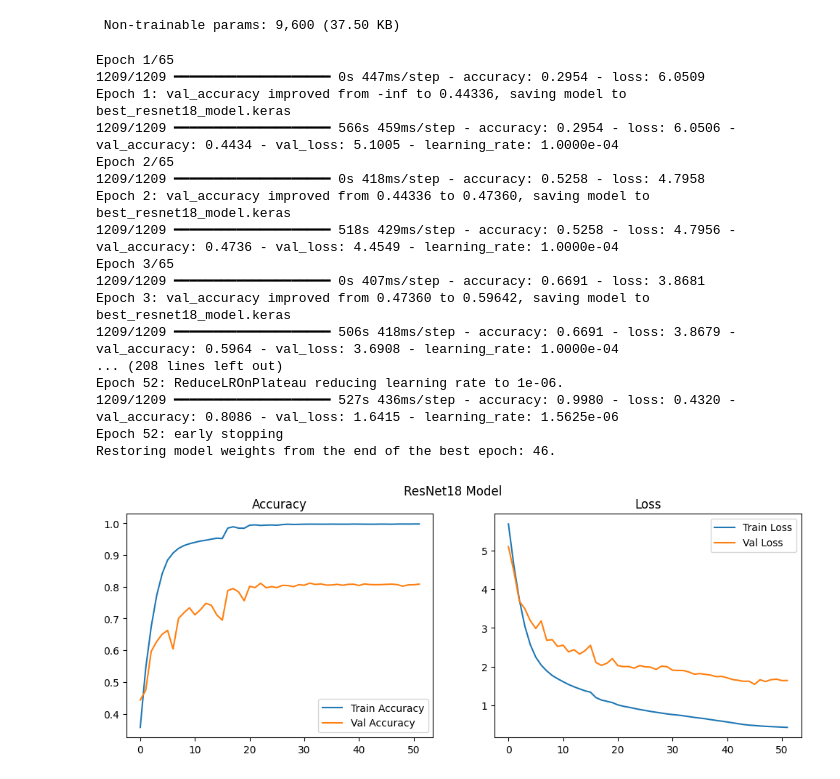
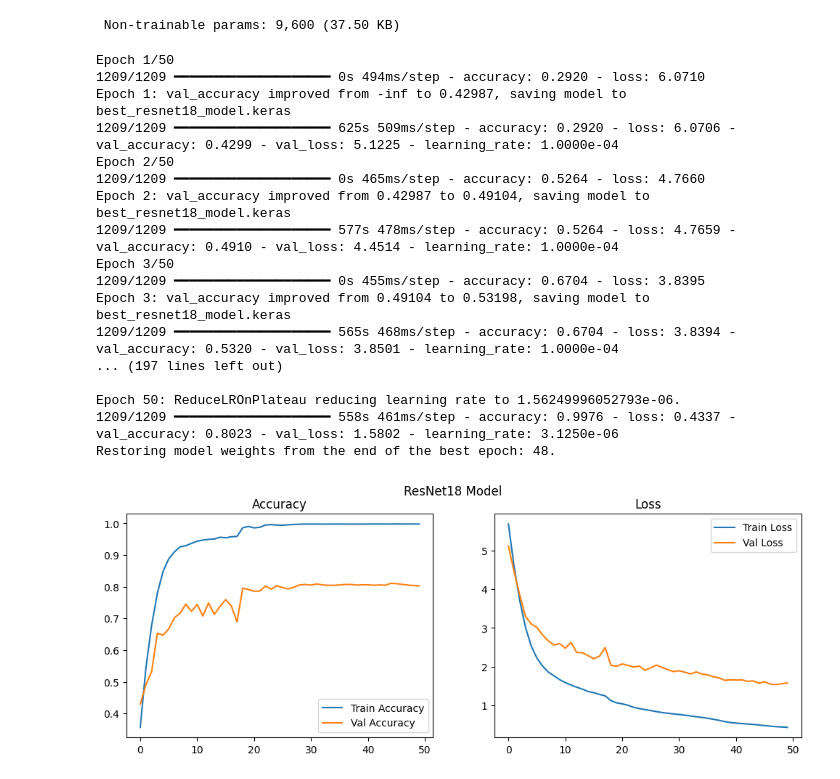
Before and after one commit to Longhanhmid24/App_Mobile_Emotion, a Jupyter notebook: training_model/ResNet_Model/ResNet18_model.ipynb, the cells around one changed output. Saved outputs shown, nothing was run; the diff lists cells and outputs as text; code cells hidden in the pictures.

```diff
--- a/training_model/ResNet_Model/ResNet18_model.ipynb
+++ b/training_model/ResNet_Model/ResNet18_model.ipynb
@@ -78,7 +78,7 @@ IMG_SIZE = 96    # Resize ảnh nhỏ hơn cho ResNet18 custom
 NUM_CLASSES = 6
 
 # --- 1. Đọc dữ liệu ---
-data = pd.read_csv('D:/model/App_Mobile_Emotion/training_model/ChangeDataSet/emotion_dataset.csv')
+data = pd.read_csv('D:/DatasetDoAnCoSO/emotion_dataset_2013.csv')
 x_data = data['pixels']
 y_data = data['emotion']
 
@@ -108,16 +108,6 @@ y_data = to_categorical(y_data, num_classes=NUM_CLASSES)
 # --- 6. Chia tập huấn luyện và kiểm tra ---
 x_train, x_test, y_train, y_test = train_test_split(x_data_resized, y_data, test_size=0.1, random_state=45)
 
-data_gen = ImageDataGenerator(
-    rotation_range=20,
-    width_shift_range=0.2,
-    height_shift_range=0.2,
-    shear_range=0.2,
-    zoom_range=0.2,
-    horizontal_flip=True,
-    fill_mode='nearest'
-)
-
 
 # --- 7. Kiểm tra kích thước ---
 print("Train shape:", x_train.shape, y_train.shape)
@@ -244,49 +234,49 @@ learning_rate_reduction = ReduceLROnPlateau(
 )
 
 # 3. Huấn luyện model
 history = model.fit(
     x_train, y_train,
     validation_data=(x_test, y_test),
-    epochs=65,           # số epoch tùy chỉnh
+    epochs=50,           # số epoch tùy chỉnh
     batch_size=32,
     callbacks=[checkpoint, early_stopping, learning_rate_reduction],
     shuffle=True,
     verbose=1
 
 )
 model.save('resnet18_model.keras')  # Lưu model sau khi huấn luyện
 plt.figure(figsize=(12, 4))
 
 plt.subplot(1, 2, 1)
 plt.plot(history.history['accuracy'], label="Train Accuracy")
 plt.plot(history.history['val_accuracy'], label="Val Accuracy")
 plt.legend()
 plt.title("Accuracy")
 
 plt.subplot(1, 2, 2)
 plt.plot(history.history['loss'], label="Train Loss")
 plt.plot(history.history['val_loss'], label="Val Loss")
 plt.legend()
 plt.title("Loss")
 
 plt.suptitle("ResNet18 Model")  # Tiêu đề cho toàn bộ figure
 plt.show()
 # %% [output]
-Epoch 1/65
-1209/1209 ━━━━━━━━━━━━━━━━━━━━ 0s 447ms/step - accuracy: 0.2954 - loss: 6.0509
-Epoch 1: val_accuracy improved from -inf to 0.44336, saving model to best_resnet18_model.keras
-1209/1209 ━━━━━━━━━━━━━━━━━━━━ 566s 459ms/step - accuracy: 0.2954 - loss: 6.0506 - val_accuracy: 0.4434 - val_loss: 5.1005 - learning_rate: 1.0000e-04
-Epoch 2/65
-1209/1209 ━━━━━━━━━━━━━━━━━━━━ 0s 418ms/step - accuracy: 0.5258 - loss: 4.7958
-Epoch 2: val_accuracy improved from 0.44336 to 0.47360, saving model to best_resnet18_model.keras
-1209/1209 ━━━━━━━━━━━━━━━━━━━━ 518s 429ms/step - accuracy: 0.5258 - loss: 4.7956 - val_accuracy: 0.4736 - val_loss: 4.4549 - learning_rate: 1.0000e-04
-Epoch 3/65
-1209/1209 ━━━━━━━━━━━━━━━━━━━━ 0s 407ms/step - accuracy: 0.6691 - loss: 3.8681
-Epoch 3: val_accuracy improved from 0.47360 to 0.59642, saving model to best_resnet18_model.keras
-1209/1209 ━━━━━━━━━━━━━━━━━━━━ 506s 418ms/step - accuracy: 0.6691 - loss: 3.8679 - val_accuracy: 0.5964 - val_loss: 3.6908 - learning_rate: 1.0000e-04
-... (208 lines left out)
-Epoch 52: ReduceLROnPlateau reducing learning rate to 1e-06.
-1209/1209 ━━━━━━━━━━━━━━━━━━━━ 527s 436ms/step - accuracy: 0.9980 - loss: 0.4320 - val_accuracy: 0.8086 - val_loss: 1.6415 - learning_rate: 1.5625e-06
-Epoch 52: early stopping
-Restoring model weights from the end of the best epoch: 46.
+Epoch 1/50
+1209/1209 ━━━━━━━━━━━━━━━━━━━━ 0s 494ms/step - accuracy: 0.2920 - loss: 6.0710
+Epoch 1: val_accuracy improved from -inf to 0.42987, saving model to best_resnet18_model.keras
+1209/1209 ━━━━━━━━━━━━━━━━━━━━ 625s 509ms/step - accuracy: 0.2920 - loss: 6.0706 - val_accuracy: 0.4299 - val_loss: 5.1225 - learning_rate: 1.0000e-04
+Epoch 2/50
+1209/1209 ━━━━━━━━━━━━━━━━━━━━ 0s 465ms/step - accuracy: 0.5264 - loss: 4.7660
+Epoch 2: val_accuracy improved from 0.42987 to 0.49104, saving model to best_resnet18_model.keras
+1209/1209 ━━━━━━━━━━━━━━━━━━━━ 577s 478ms/step - accuracy: 0.5264 - loss: 4.7659 - val_accuracy: 0.4910 - val_loss: 4.4514 - learning_rate: 1.0000e-04
+Epoch 3/50
+1209/1209 ━━━━━━━━━━━━━━━━━━━━ 0s 455ms/step - accuracy: 0.6704 - loss: 3.8395
+Epoch 3: val_accuracy improved from 0.49104 to 0.53198, saving model to best_resnet18_model.keras
+1209/1209 ━━━━━━━━━━━━━━━━━━━━ 565s 468ms/step - accuracy: 0.6704 - loss: 3.8394 - val_accuracy: 0.5320 - val_loss: 3.8501 - learning_rate: 1.0000e-04
+... (197 lines left out)
+
+Epoch 50: ReduceLROnPlateau reducing learning rate to 1.56249996052793e-06.
+1209/1209 ━━━━━━━━━━━━━━━━━━━━ 558s 461ms/step - accuracy: 0.9976 - loss: 0.4337 - val_accuracy: 0.8023 - val_loss: 1.5802 - learning_rate: 3.1250e-06
+Restoring model weights from the end of the best epoch: 48.
-[figure, old version]
+[figure, new version]
```
Also changed, not shown: parts of 5 cells of this notebook, 11 other files.
